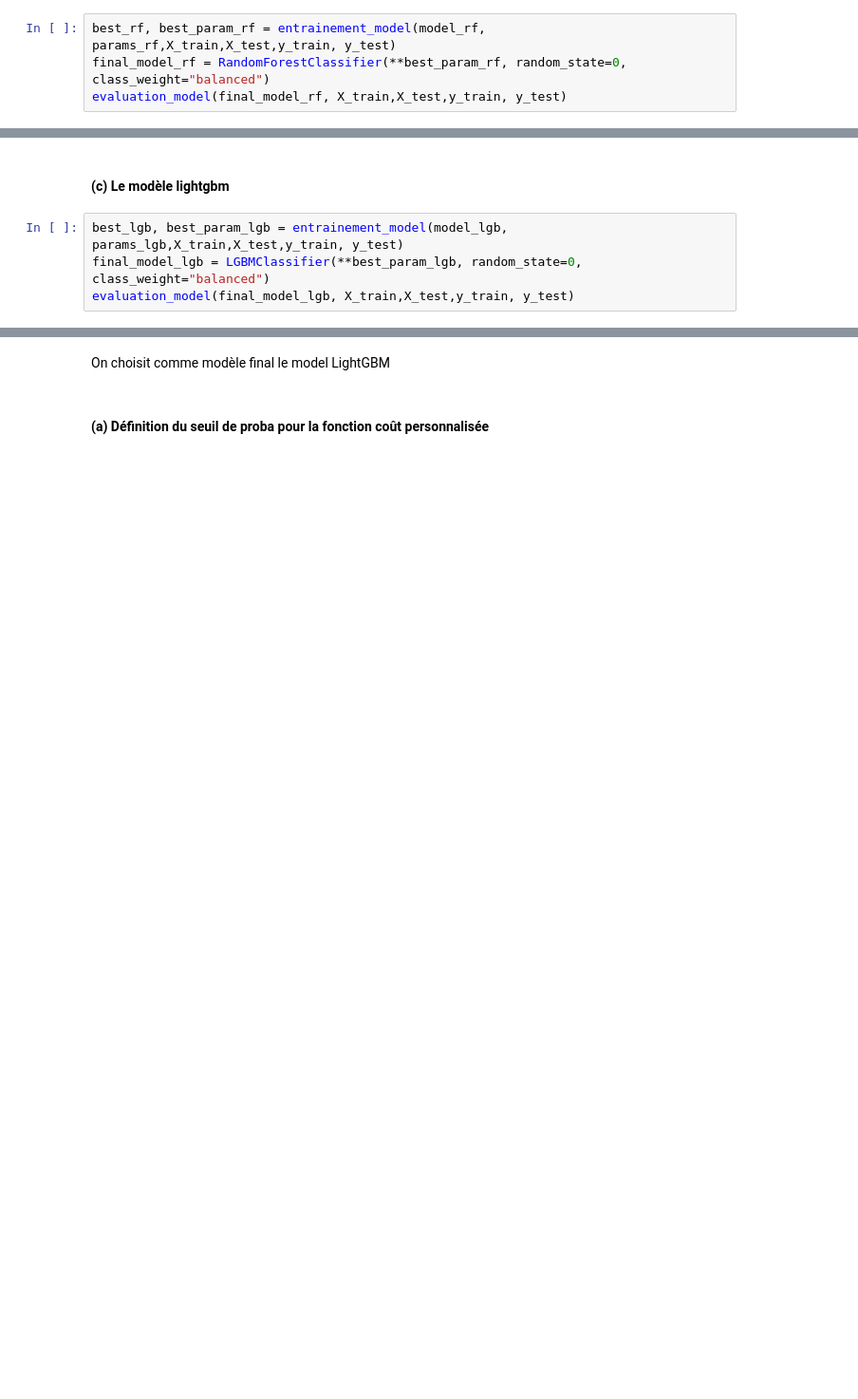
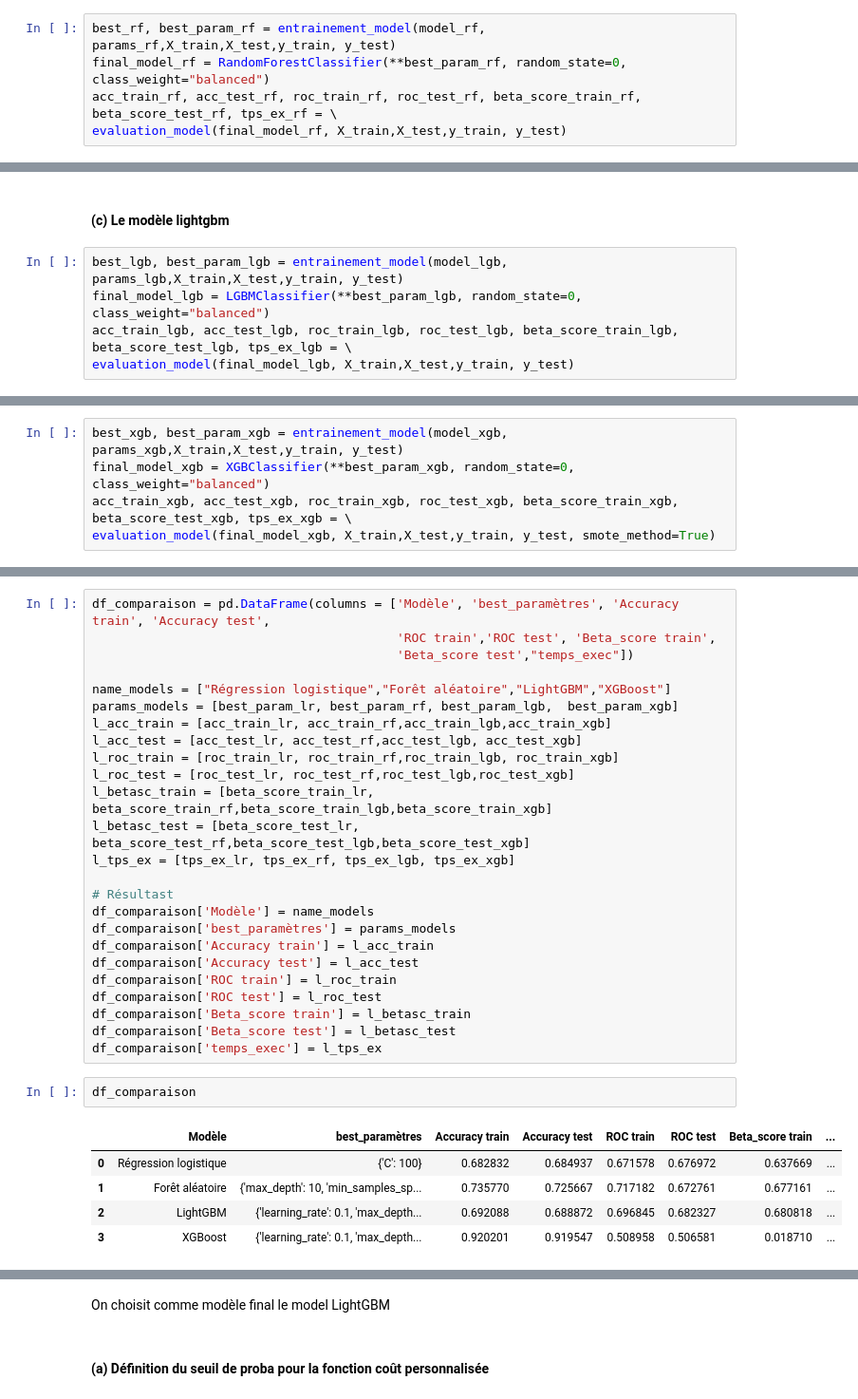
Before and after one commit to salma2302/Projet7_OC, a Jupyter notebook: CHAFAI_SALMA_2_dossier_code_112022/code_modelisation.ipynb, the cells around one changed output, grey strips where cells are left out. Shown: that part at 95% size. Cells and saved outputs as stored; diff of their text form; blank space fills up the shorter version.

```diff
--- a/CHAFAI_SALMA_2_dossier_code_112022/code_modelisation.ipynb
+++ b/CHAFAI_SALMA_2_dossier_code_112022/code_modelisation.ipynb
@@ -435,5 +444,6 @@ weighted avg       0.89      0.68      0.76     61502
 # %%
 best_rf, best_param_rf = entrainement_model(model_rf, params_rf,X_train,X_test,y_train, y_test)
 final_model_rf = RandomForestClassifier(**best_param_rf, random_state=0, class_weight="balanced")
+acc_train_rf, acc_test_rf, roc_train_rf, roc_test_rf, beta_score_train_rf, beta_score_test_rf, tps_ex_rf = \
 evaluation_model(final_model_rf, X_train,X_test,y_train, y_test)
 # %% [output]
@@ -460,5 +469,6 @@ weighted avg       0.89      0.73      0.79     61502
 # %%
 best_lgb, best_param_lgb = entrainement_model(model_lgb, params_lgb,X_train,X_test,y_train, y_test)
 final_model_lgb = LGBMClassifier(**best_param_lgb, random_state=0, class_weight="balanced")
+acc_train_lgb, acc_test_lgb, roc_train_lgb, roc_test_lgb, beta_score_train_lgb, beta_score_test_lgb, tps_ex_lgb = \
 evaluation_model(final_model_lgb, X_train,X_test,y_train, y_test)
 # %% [output]
@@ -550,0 +494,5 @@ Parameters: { "class_weight" } might not be used.
+# %%
+best_xgb, best_param_xgb = entrainement_model(model_xgb, params_xgb,X_train,X_test,y_train, y_test)
+final_model_xgb = XGBClassifier(**best_param_xgb, random_state=0, class_weight="balanced")
+acc_train_xgb, acc_test_xgb, roc_train_xgb, roc_test_xgb, beta_score_train_xgb, beta_score_test_xgb, tps_ex_xgb = \
+evaluation_model(final_model_xgb, X_train,X_test,y_train, y_test, smote_method=True)
@@ -551 +563,34 @@ Parameters: { "class_weight" } might not be used.
+# %%
+df_comparaison = pd.DataFrame(columns = ['Modèle', 'best_paramètres', 'Accuracy train', 'Accuracy test',
+                                         'ROC train','ROC test', 'Beta_score train',
+                                         'Beta_score test',"temps_exec"])
+
+name_models = ["Régression logistique","Forêt aléatoire","LightGBM","XGBoost"]
+params_models = [best_param_lr, best_param_rf, best_param_lgb,  best_param_xgb]
+l_acc_train = [acc_train_lr, acc_train_rf,acc_train_lgb,acc_train_xgb]
+l_acc_test = [acc_test_lr, acc_test_rf,acc_test_lgb, acc_test_xgb]
+l_roc_train = [roc_train_lr, roc_train_rf,roc_train_lgb, roc_train_xgb]
+l_roc_test = [roc_test_lr, roc_test_rf,roc_test_lgb,roc_test_xgb]
+l_betasc_train = [beta_score_train_lr, beta_score_train_rf,beta_score_train_lgb,beta_score_train_xgb]
+l_betasc_test = [beta_score_test_lr, beta_score_test_rf,beta_score_test_lgb,beta_score_test_xgb]
+l_tps_ex = [tps_ex_lr, tps_ex_rf, tps_ex_lgb, tps_ex_xgb]
+
+# Résultast
+df_comparaison['Modèle'] = name_models
+df_comparaison['best_paramètres'] = params_models
+df_comparaison['Accuracy train'] = l_acc_train
+df_comparaison['Accuracy test'] = l_acc_test
+df_comparaison['ROC train'] = l_roc_train
+df_comparaison['ROC test'] = l_roc_test
+df_comparaison['Beta_score train'] = l_betasc_train
+df_comparaison['Beta_score test'] = l_betasc_test
+df_comparaison['temps_exec'] = l_tps_ex
+# %%
+df_comparaison
+# %% [output]
+|  | Modèle | best_paramètres | Accuracy train | Accuracy test | ROC train | ROC test | Beta_score train | ... |
+| 0 | Régression logistique | {'C': 100} | 0.682832 | 0.684937 | 0.671578 | 0.676972 | 0.637669 | ... |
+| 1 | Forêt aléatoire | {'max_depth': 10, 'min_samples_sp... | 0.735770 | 0.725667 | 0.717182 | 0.672761 | 0.677161 | ... |
+| 2 | LightGBM | {'learning_rate': 0.1, 'max_depth... | 0.692088 | 0.688872 | 0.696845 | 0.682327 | 0.680818 | ... |
+| 3 | XGBoost | {'learning_rate': 0.1, 'max_depth... | 0.920201 | 0.919547 | 0.508958 | 0.506581 | 0.018710 | ... |
 # %% [markdown]
```
Also changed, not shown: parts of 31 cells of this notebook, 4 other files.
